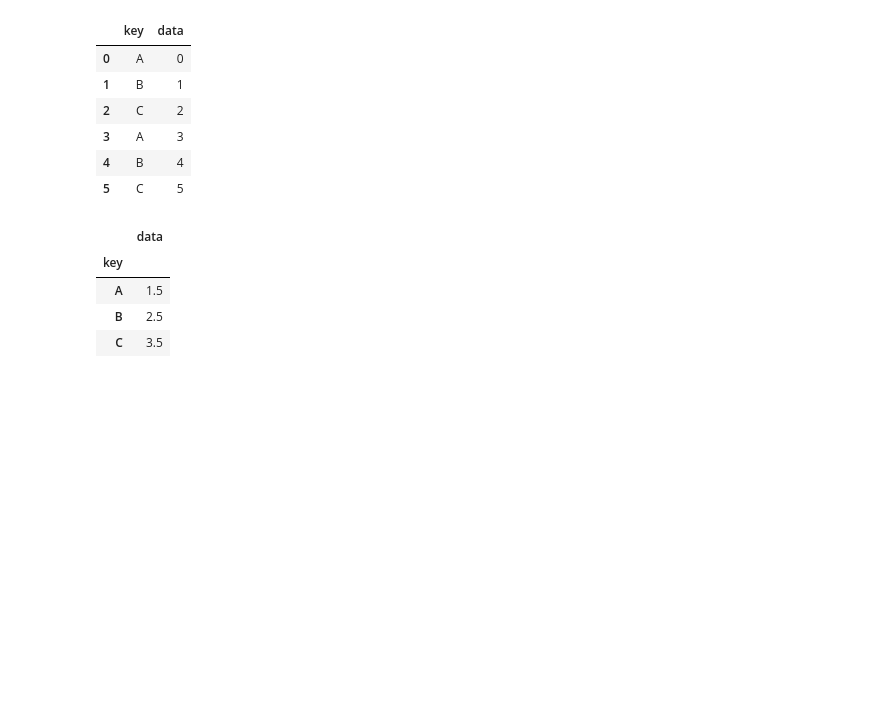
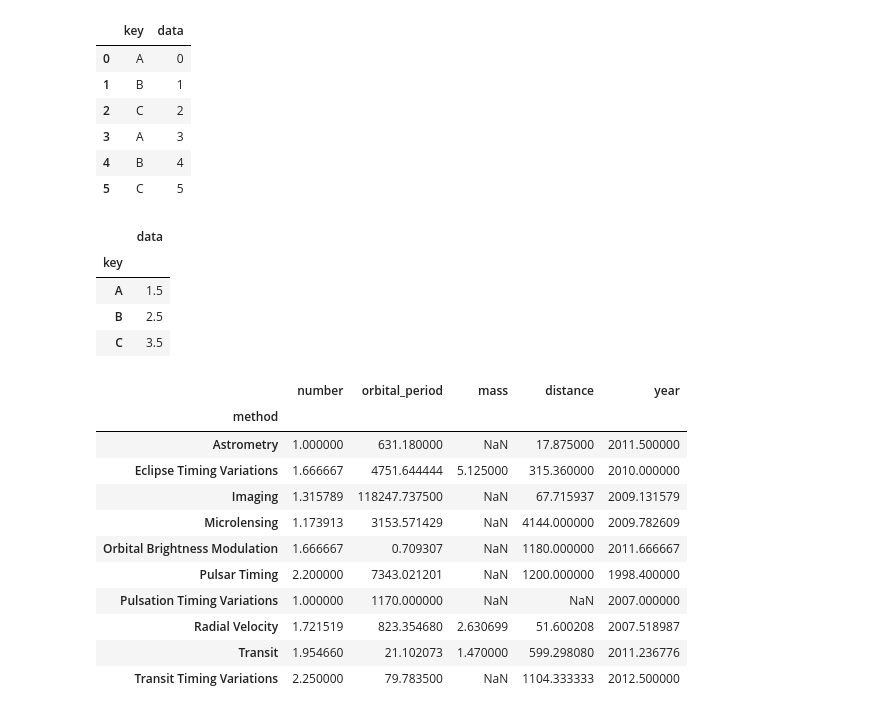
Before and after one commit to zhoux0130/udacity_data_analysis_WeRateDogs, a Jupyter notebook: groupby_learning.ipynb, the cells around one changed output. Cells and saved outputs as stored; diff of their text form; code cells hidden in the pictures; blank space fills up the shorter version.

```diff
--- a/groupby_learning.ipynb
+++ b/groupby_learning.ipynb
@@ -111,3 +111,18 @@ df.groupby('key').mean()
 | A | 1.5 |
 | B | 2.5 |
 | C | 3.5 |
+# %%
+planets.groupby('method').mean()
+# %% [output]
+|  | number | orbital_period | mass | distance | year |
+| method |  |  |  |  |  |
+| Astrometry | 1.000000 | 631.180000 | NaN | 17.875000 | 2011.500000 |
+| Eclipse Timing Variations | 1.666667 | 4751.644444 | 5.125000 | 315.360000 | 2010.000000 |
+| Imaging | 1.315789 | 118247.737500 | NaN | 67.715937 | 2009.131579 |
+| Microlensing | 1.173913 | 3153.571429 | NaN | 4144.000000 | 2009.782609 |
+| Orbital Brightness Modulation | 1.666667 | 0.709307 | NaN | 1180.000000 | 2011.666667 |
+| Pulsar Timing | 2.200000 | 7343.021201 | NaN | 1200.000000 | 1998.400000 |
+| Pulsation Timing Variations | 1.000000 | 1170.000000 | NaN | NaN | 2007.000000 |
+| Radial Velocity | 1.721519 | 823.354680 | 2.630699 | 51.600208 | 2007.518987 |
+| Transit | 1.954660 | 21.102073 | 1.470000 | 599.298080 | 2011.236776 |
+| Transit Timing Variations | 2.250000 | 79.783500 | NaN | 1104.333333 | 2012.500000 |
```
Also changed, not shown: parts of 20 cells of this notebook, 10 other files.
